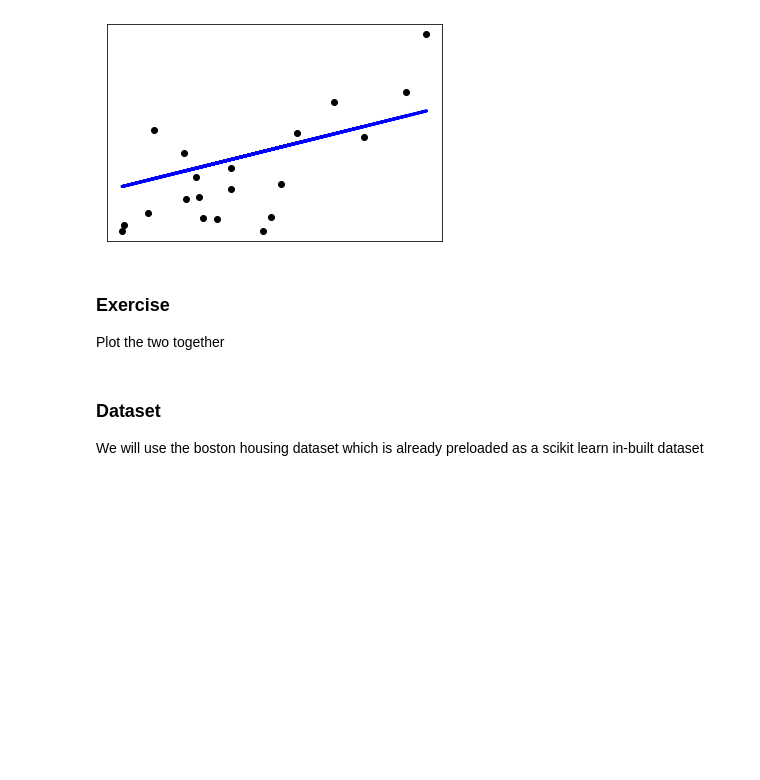
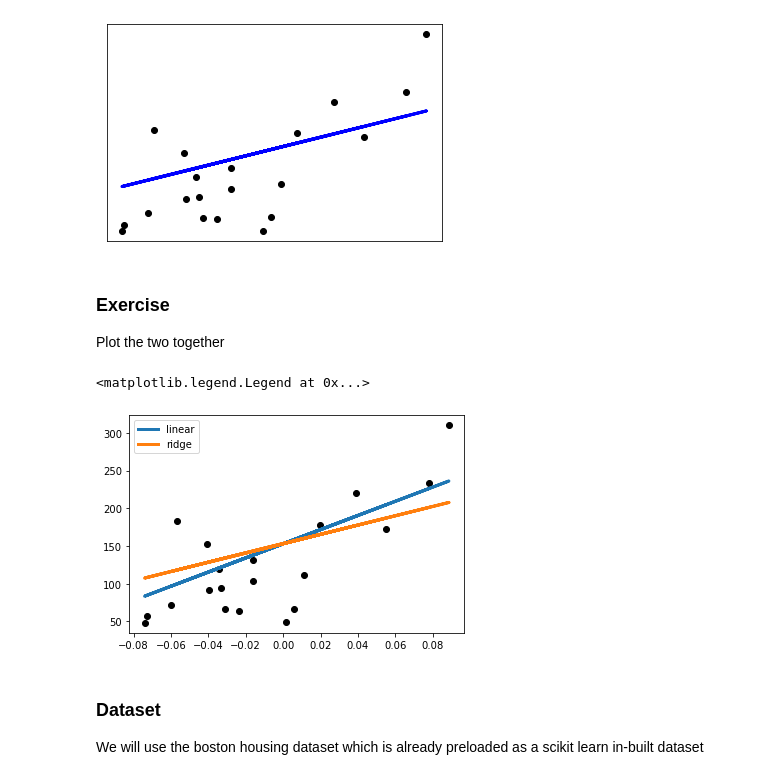
Before and after one commit to andreall/dicca__python_course, a Jupyter notebook: 08_sckitlearn_regression.ipynb, the cells around one changed output. Cells and saved outputs as stored; diff of their text form; code cells hidden in the pictures; blank space fills up the shorter version.

```diff
--- a/08_sckitlearn_regression.ipynb
+++ b/08_sckitlearn_regression.ipynb
@@ -97,13 +107,13 @@ Coefficient of determination: 0.47
 ## Ridge Regression
 
 # Create linear regression object
-regr = linear_model.Ridge(alpha=.5)
+regr_r = linear_model.Ridge(alpha=.5)
 
 # Train the model using the training sets
-regr.fit(diabetes_X_train, diabetes_y_train)
+regr_r.fit(diabetes_X_train, diabetes_y_train)
 
 # Make predictions using the testing set
-diabetes_y_pred = regr.predict(diabetes_X_test)
+diabetes_y_pred_r = regr_r.predict(diabetes_X_test)
 
 # The coefficients
 print("Coefficients: \n", regr.coef_)
@@ -114,7 +124,7 @@ print("Coefficient of determination: %.2f" % r2_score(diabetes_y_test, diabetes_
 
 # Plot outputs
 plt.scatter(diabetes_X_test, diabetes_y_test, color="black")
-plt.plot(diabetes_X_test, diabetes_y_pred, color="blue", linewidth=3)
+plt.plot(diabetes_X_test, diabetes_y_pred_r, color="blue", linewidth=3)
 
 plt.xticks(())
 plt.yticks(())
@@ -130,6 +140,14 @@ Coefficient of determination: 0.35
 ### Exercise
 
 Plot the two together
+# %%
+plt.scatter(diabetes_X_test, diabetes_y_test, color="black")
+plt.plot(diabetes_X_test, diabetes_y_pred_l, linewidth=3, label='linear')
+plt.plot(diabetes_X_test, diabetes_y_pred_r, linewidth=3, label='ridge')
+plt.legend()
+# %% [output]
+<matplotlib.legend.Legend at 0x...>
+[figure, added]
 # %% [markdown]
 ### Dataset
 
```
Also changed, not shown: parts of 11 cells of this notebook, 3 other files.
